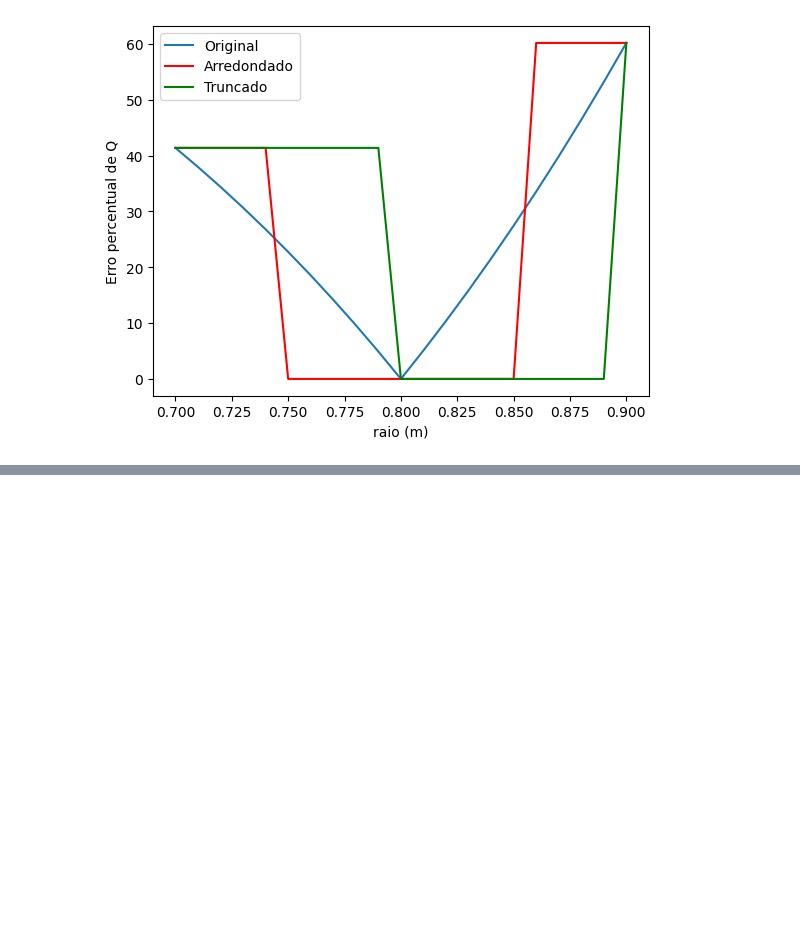
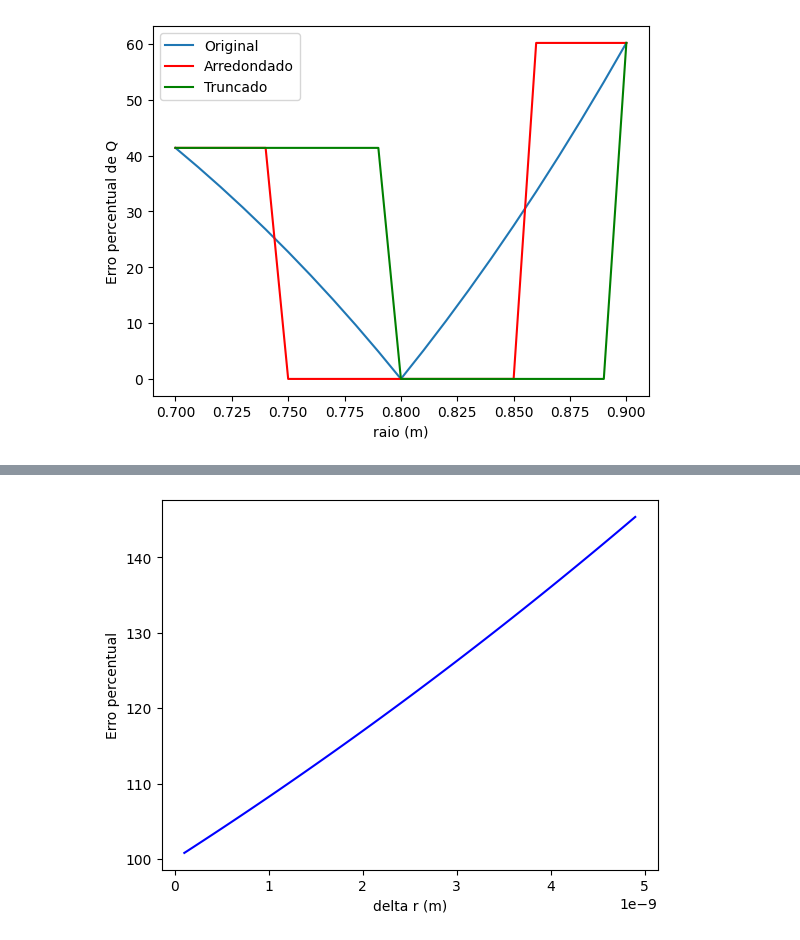
Before and after one commit to EduardoKenzoHayashi/CN-Lobosco, a Jupyter notebook: Atividade1.ipynb, the cells around one changed output, grey strips where cells are left out. Saved outputs shown, nothing was run; the diff lists cells and outputs as text; code cells hidden in the pictures; blank space fills up the shorter version.

```diff
--- a/Atividade1.ipynb
+++ b/Atividade1.ipynb
@@ -496,0 +558,10 @@ plt.show()
+# %%
+epd = []
+for delta in deltar:
+  epd.append(err_per(err_rel(calQd(rmais(rd, delta),pd, mid, Ld ),Qd)))
+plt.plot(deltar, epd, color = "blue")
+plt.xlabel("delta r (m)")
+plt.ylabel ("Erro percentual")
+plt.show()
+# %% [output]
+[figure, added]
```
Also changed, not shown: parts of 17 cells of this notebook.
